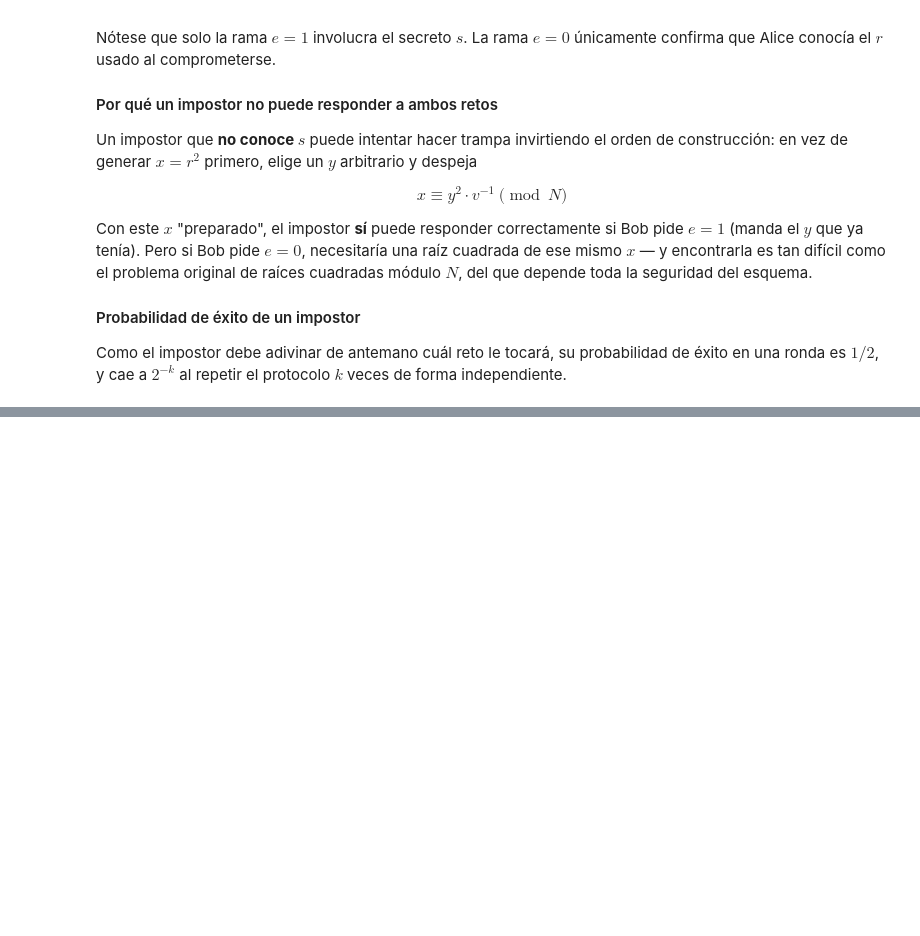
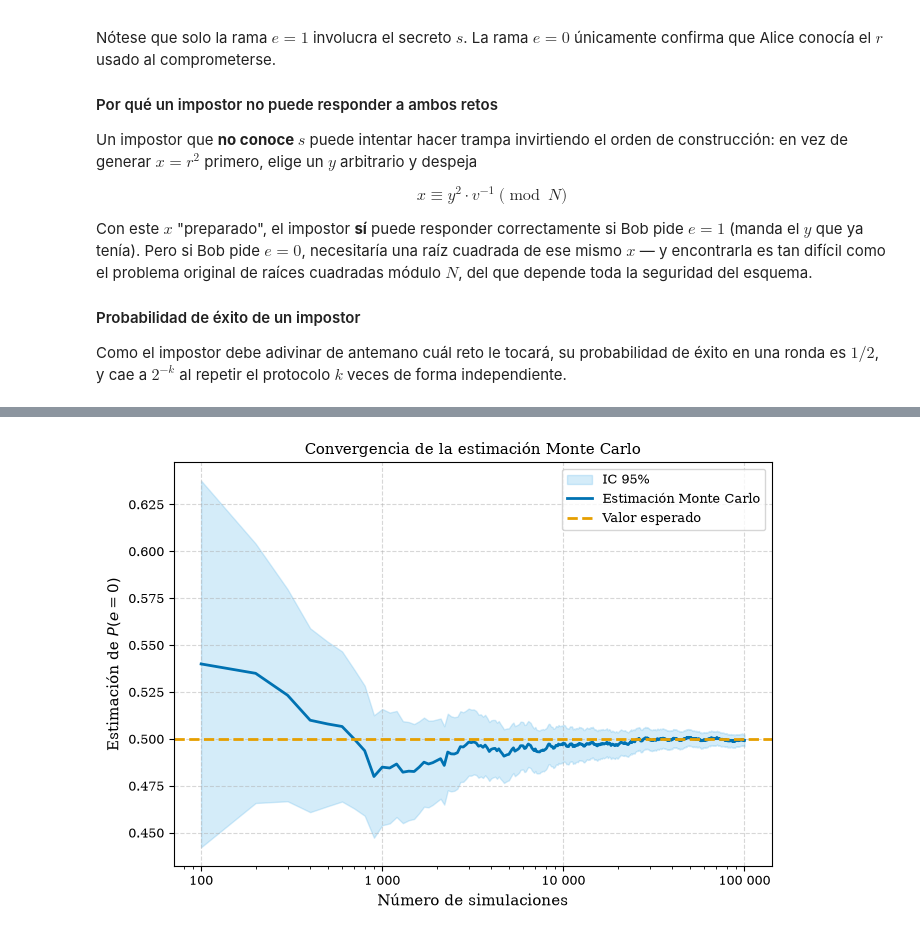
Before and after one commit to manubastidas/programacionCientifica, a Jupyter notebook: Final/final7_8_17_23_36.ipynb, the cells around one changed output, grey strips where cells are left out. Drawn from its saved outputs; the diff is of its cells as text; code cells hidden in the pictures; blank space fills up the shorter version.

```diff
--- a/Final/final7_8_17_23_36.ipynb
+++ b/Final/final7_8_17_23_36.ipynb
@@ -2,7 +2,7 @@
 import matplotlib.pyplot as plt
 plt.rcParams.update({
     "text.usetex": True,
-    "font.family": "serif",
+    "font.family": "DejaVu Serif",
     "font.serif": ["Computer Modern Roman"],
     "font.size": 11,          # mismo tamaño que \documentclass[11pt]{article}
     "axes.titlesize": 11,
@@ -200,11 +221,11 @@ def generar_compromiso(N):
     compromiso público.
     """
     while True:
-        r = random.randint(2, N - 1)
+        r = secrets.randbelow(N - 2) + 2 #entero aleatorio en [2, N-1]
         if math.gcd(r, N) == 1:
             break
 
-    x = pow(r, 2, N)
+    x = pow(r, 2, N) #compromiso público x = r^2 mod N
 
     return r, x
 
@@ -377,11 +409,0 @@ print(f"chi2 = {chi2:.4f}, p-valor = {p_valor:.4f}")
-# %%
-n_simulaciones = 20_000  # suficiente para el histograma de bytes
-primer_byte = []
-
-for _ in range(n_simulaciones):
-    compromiso = random.randint(0, 2**256)
-    x_bytes = str(compromiso).encode("utf-8")
-    digest = hashlib.sha256(x_bytes).digest()
-    primer_byte.append(digest[0])  # primer byte del hash, 0-255
-
-primer_byte = np.array(primer_byte)
@@ -433,0 +434,57 @@ matemática de que SHA-256 sea un oráculo aleatorio perfecto, sí es evidencia
+# %%
+# Intervalos de confianza (95%)
+estimaciones = np.array(estimaciones)
+muestras = np.array(muestras)
+
+error = 1.96 * np.sqrt(estimaciones * (1 - estimaciones) / muestras)
+
+lim_inf = estimaciones - error
+lim_sup = estimaciones + error
+
+plt.figure(figsize=(7,5))
+
+# Banda de confianza
+plt.fill_between(
+    muestras,
+    lim_inf,
+    lim_sup,
+    color="#56B4E9",
+    alpha=0.25,
+    label="IC 95%"
+)
+
+# Estimación Monte Carlo
+plt.plot(
+    muestras,
+    estimaciones,
+    color="#0072B2",
+    linewidth=2,
+    label="Estimación Monte Carlo"
+)
+
+# Valor teórico
+plt.axhline(
+    0.5,
+    color="#E69F00",
+    linestyle="--",
+    linewidth=2,
+    label="Valor esperado"
+)
+
+plt.xscale("log")
+plt.xticks([100, 1000, 10000, 100000],
+           ["100", "1 000", "10 000", "100 000"])
+
+plt.xlabel("Número de simulaciones")
+plt.ylabel(r"Estimación de $P(e=0)$")
+
+plt.title("Convergencia de la estimación Monte Carlo")
+
+plt.grid(True, ls="--", alpha=0.5)
+plt.legend()
+
+plt.tight_layout()
+plt.savefig("monte_carlo_convergencia.png", dpi=300)
+plt.show()
+# %% [output]
+[figure, added]
```
Also changed, not shown: parts of 22 cells of this notebook, 3 other files.
